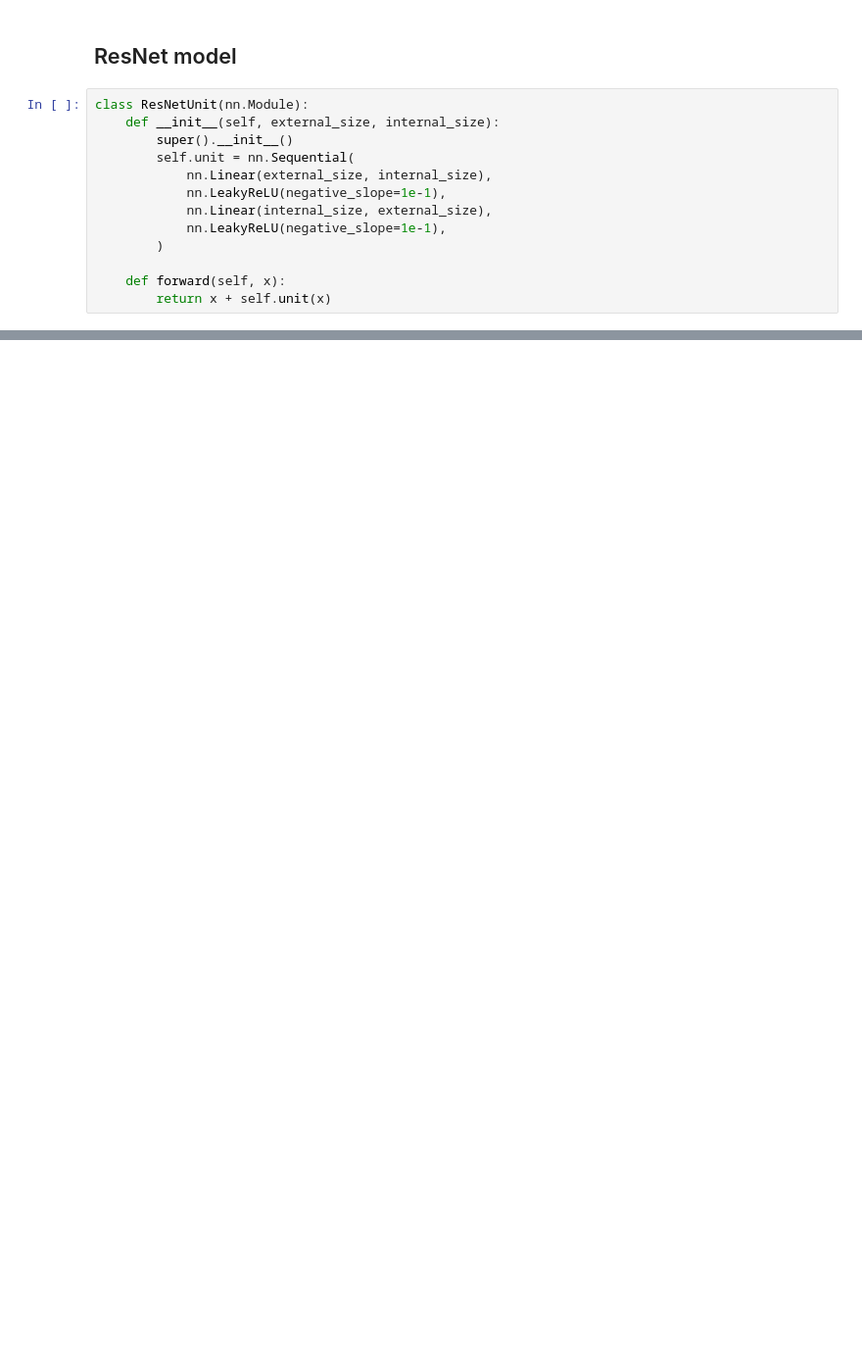
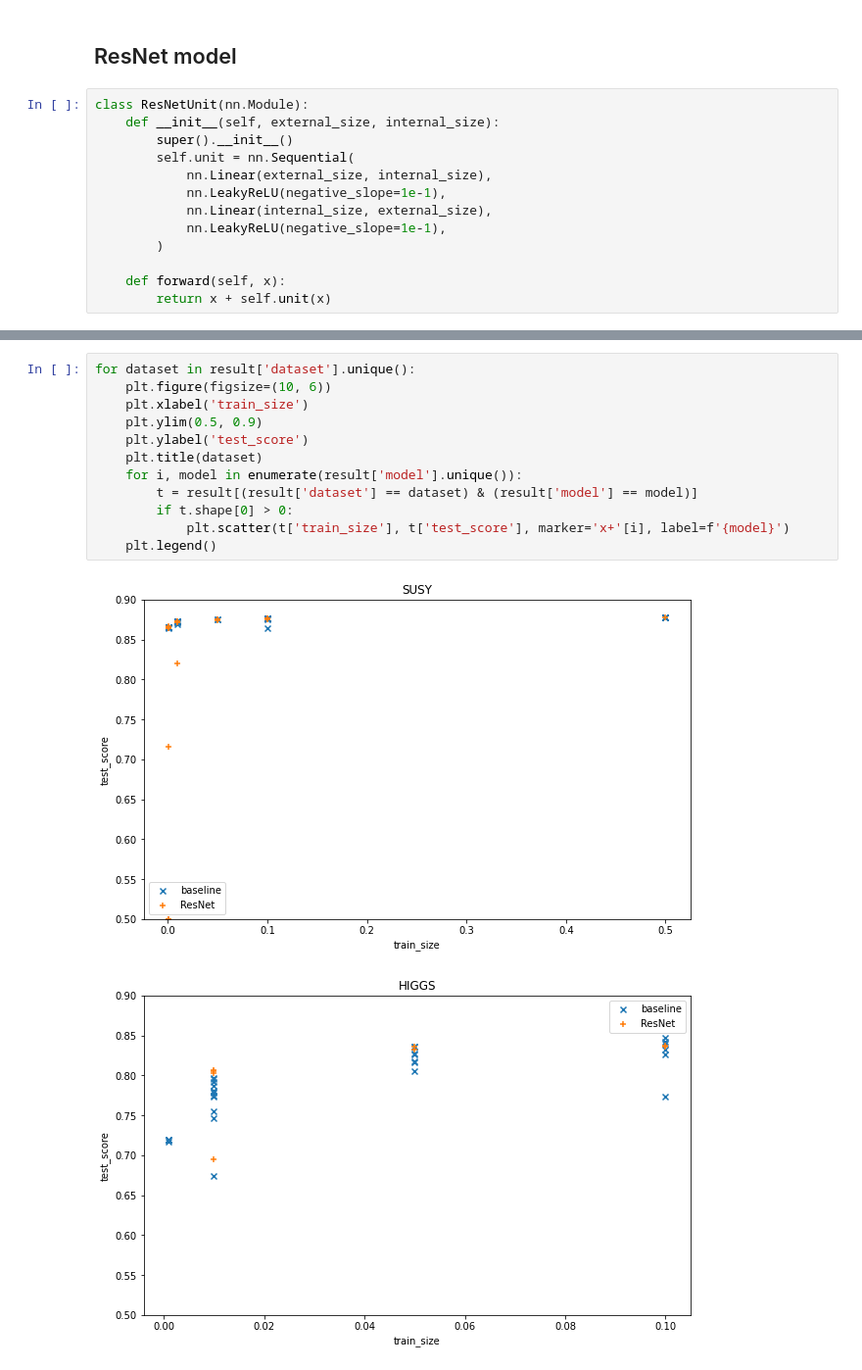
Before and after one commit to mykola-semenov/ResNet_tabular, a Jupyter notebook: ResNet_tabular.ipynb, the cells around one changed output, grey strips where cells are left out. Shown: that part at 98% size. Saved outputs shown, nothing was run; the diff lists cells and outputs as text; blank space fills up the shorter version.

```diff
--- a/ResNet_tabular.ipynb
+++ b/ResNet_tabular.ipynb
@@ -660,0 +307,15 @@ COMET INFO: Experiment is live on comet.ml https://www.comet.ml/nikolai-semenov/
+# %%
+for dataset in result['dataset'].unique():
+    plt.figure(figsize=(10, 6))
+    plt.xlabel('train_size')
+    plt.ylim(0.5, 0.9)
+    plt.ylabel('test_score')
+    plt.title(dataset)
+    for i, model in enumerate(result['model'].unique()):
+        t = result[(result['dataset'] == dataset) & (result['model'] == model)]
+        if t.shape[0] > 0:
+            plt.scatter(t['train_size'], t['test_score'], marker='x+'[i], label=f'{model}')
+    plt.legend()
+# %% [output]
+[figure, added]
+[figure, added]
```
Also changed, not shown: parts of 23 cells of this notebook.
